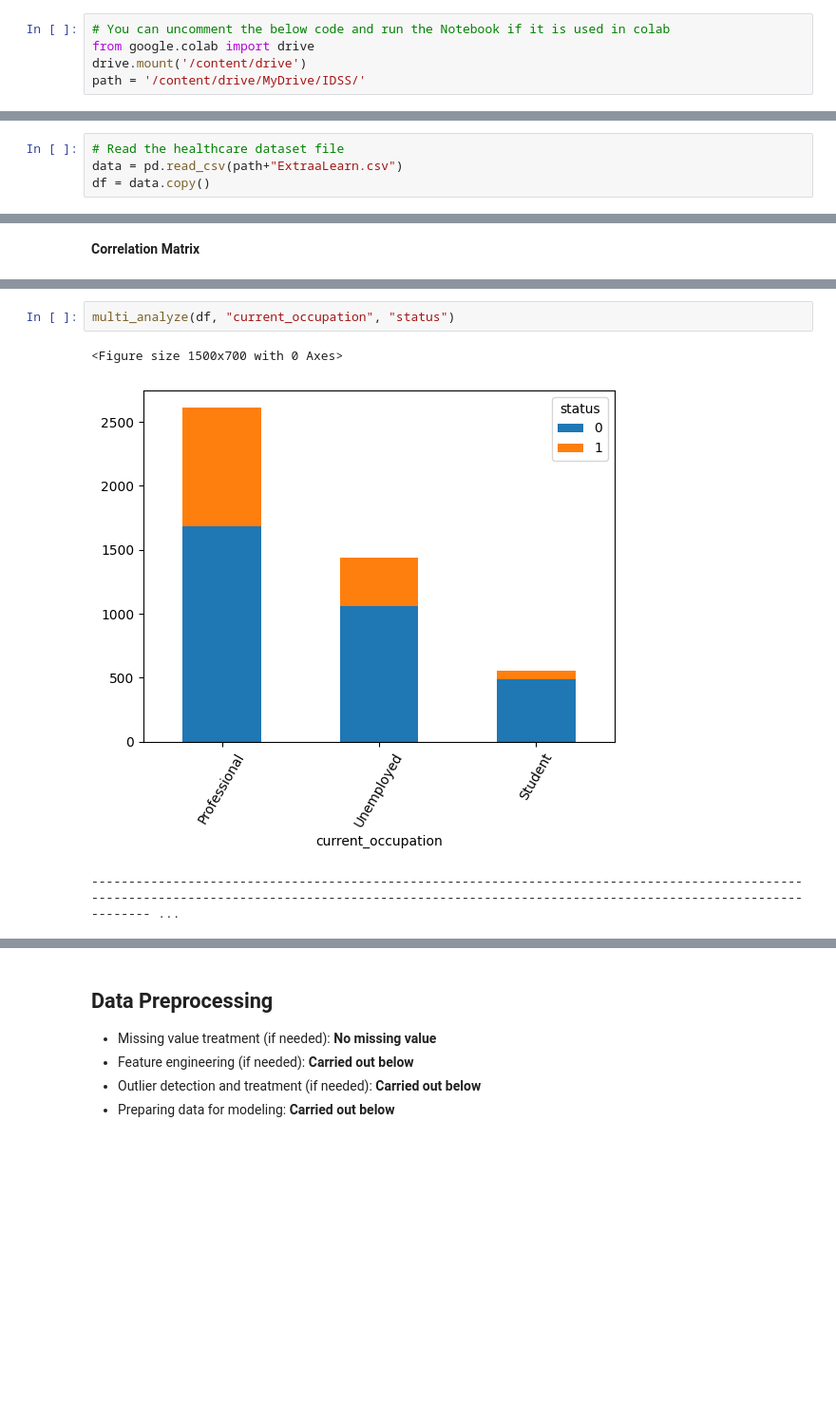
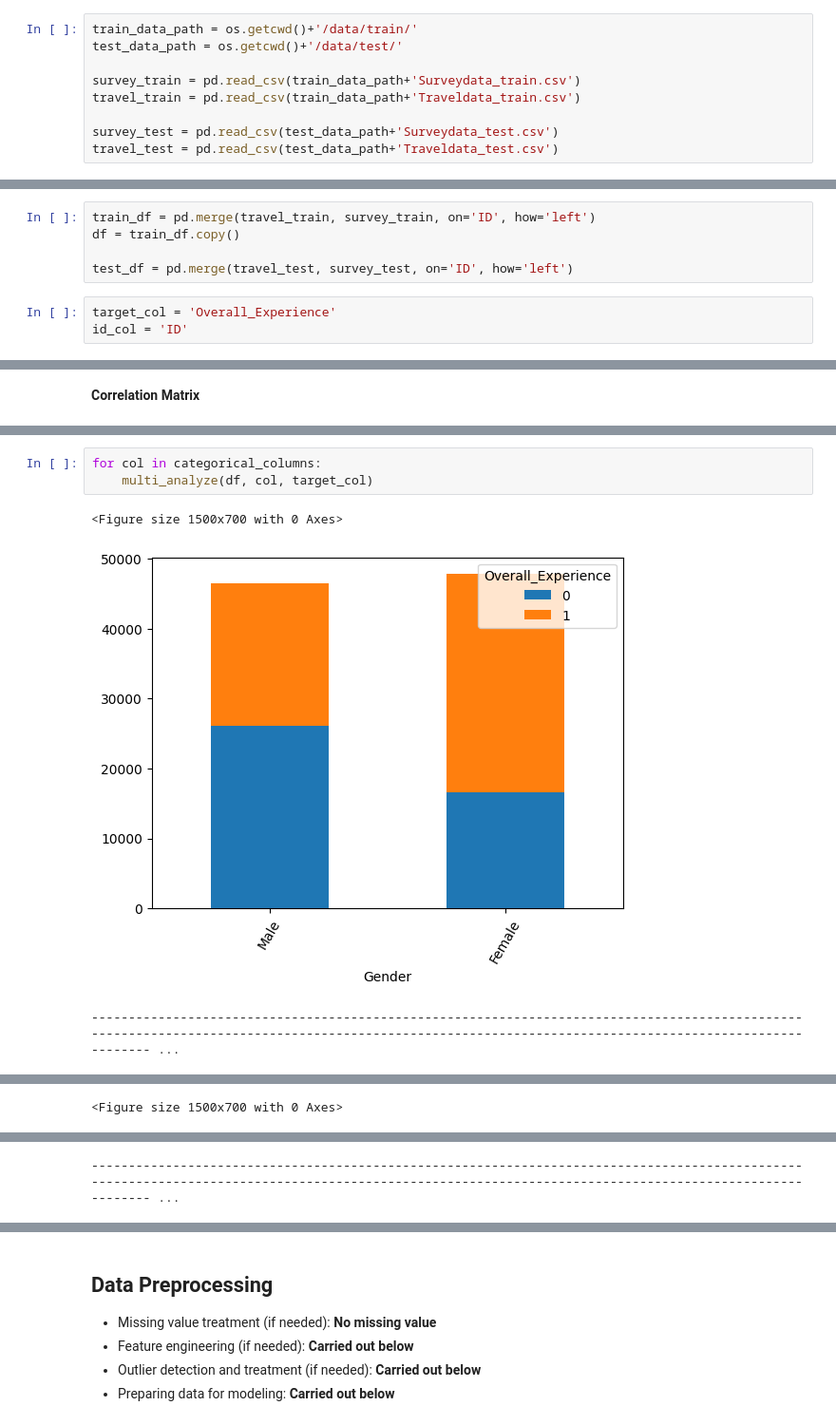
Before and after one commit to rathorevedant99/shinka_travel_exp_hackathon, a Jupyter notebook: src/Classification.ipynb, the cells around one changed output, grey strips where cells are left out. Shown at 95% size. Saved outputs shown, nothing was run; the diff lists cells and outputs as text; blank space fills up the shorter version.

```diff
--- a/src/Classification.ipynb
+++ b/src/Classification.ipynb
@@ -87,5 +42,9 @@ warnings.filterwarnings("ignore")
 # %%
-# You can uncomment the below code and run the Notebook if it is used in colab
-from google.colab import drive
-drive.mount('/content/drive')
-path = '/content/drive/MyDrive/IDSS/'
+train_data_path = os.getcwd()+'/data/train/'
+test_data_path = os.getcwd()+'/data/test/'
+
+survey_train = pd.read_csv(train_data_path+'Surveydata_train.csv')
+travel_train = pd.read_csv(train_data_path+'Traveldata_train.csv')
+
+survey_test = pd.read_csv(test_data_path+'Surveydata_test.csv')
+travel_test = pd.read_csv(test_data_path+'Traveldata_test.csv')
@@ -94,7 +51,11 @@ Mounted at /content/drive
-# %%
-# Read the healthcare dataset file
-data = pd.read_csv(path+"ExtraaLearn.csv")
-df = data.copy()
+# %%
+train_df = pd.merge(travel_train, survey_train, on='ID', how='left')
+df = train_df.copy()
+
+test_df = pd.merge(travel_test, survey_test, on='ID', how='left')
+# %%
+target_col = 'Overall_Experience'
+id_col = 'ID'
 # %% [markdown]
 ## Data Overview
 
@@ -412,6 +439,7 @@ Slight correlation observed between time_spent_on_website and status. Since one
 # %%
-multi_analyze(df, "current_occupation", "status")
+for col in categorical_columns:
+    multi_analyze(df, col, target_col)
 # %% [output]
 <Figure size 1500x700 with 0 Axes>
-[figure, old version]
+[figure, new version]
 -------------------------------------------------------------------------------------------------------------------------------------------------------------------------------------------------------- ...
@@ -418,0 +447 @@ multi_analyze(df, "current_occupation", "status")
+<Figure size 1500x700 with 0 Axes>
@@ -418,0 +449 @@ multi_analyze(df, "current_occupation", "status")
+-------------------------------------------------------------------------------------------------------------------------------------------------------------------------------------------------------- ...
```
Also changed, not shown: parts of 83 cells of this notebook, 1 other file.
